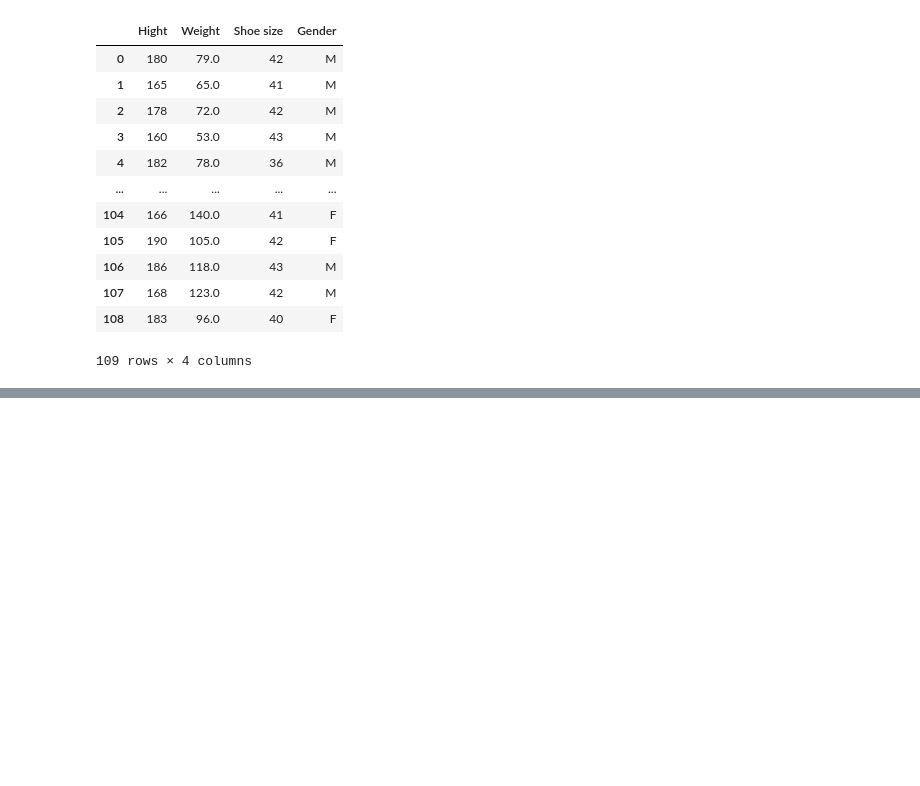
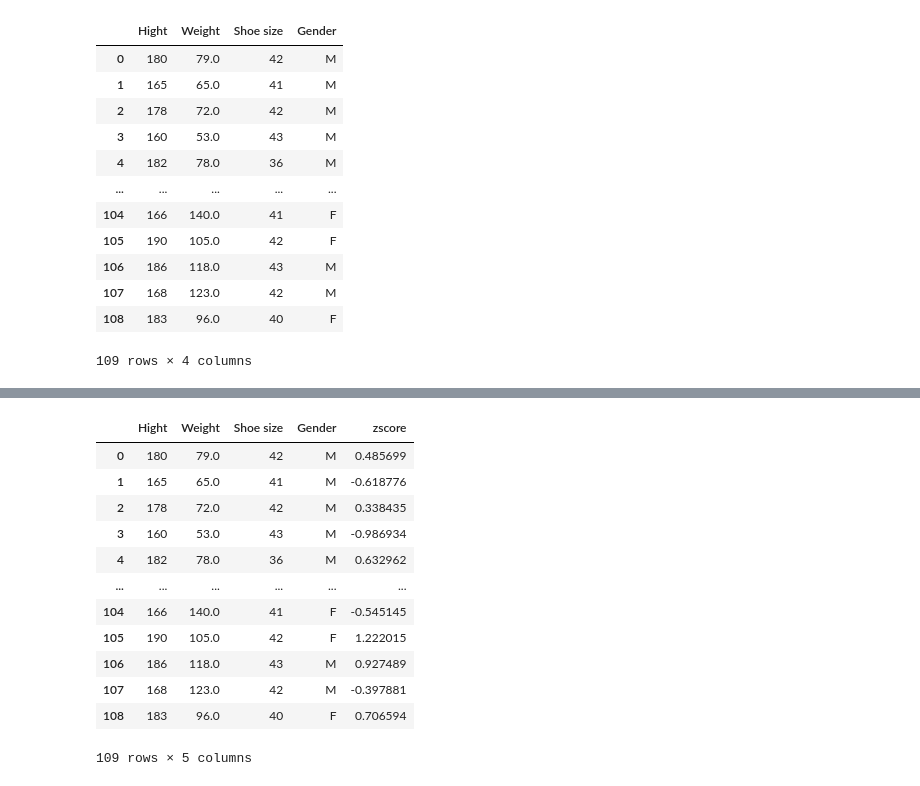
Before and after one commit to sanketvekariya23/Data-science, a Jupyter notebook: math_statics_percentile_standerdeviation_normaldistribution.ipynb, the cells around one changed output, grey strips where cells are left out. Drawn from its saved outputs; the diff is of its cells as text; code cells hidden in the pictures; blank space fills up the shorter version.

Commit message:
zscore for remove outlier

```diff
--- a/math_statics_percentile_standerdeviation_normaldistribution.ipynb
+++ b/math_statics_percentile_standerdeviation_normaldistribution.ipynb
@@ -299,0 +313,4 @@ data_no_outlier
+# %%
+import pandas as pd
+df1 = pd.read_csv("hight.csv")
+df1
@@ -299,0 +331,17 @@ data_no_outlier
+# %%
+df1["zscore"] = (df1.Hight-df1.Hight.mean())/df1.Hight.std()
+df1
+# %% [output]
+|  | Hight | Weight | Shoe size | Gender | zscore |
+| 0 | 180 | 79.0 | 42 | M | 0.485699 |
+| 1 | 165 | 65.0 | 41 | M | -0.618776 |
+| 2 | 178 | 72.0 | 42 | M | 0.338435 |
+| 3 | 160 | 53.0 | 43 | M | -0.986934 |
+| 4 | 182 | 78.0 | 36 | M | 0.632962 |
+| ... | ... | ... | ... | ... | ... |
+| 104 | 166 | 140.0 | 41 | F | -0.545145 |
+| 105 | 190 | 105.0 | 42 | F | 1.222015 |
+| 106 | 186 | 118.0 | 43 | M | 0.927489 |
+| 107 | 168 | 123.0 | 42 | M | -0.397881 |
+| 108 | 183 | 96.0 | 40 | F | 0.706594 |
+109 rows × 5 columns
```
Also changed, not shown: parts of 6 cells of this notebook.
